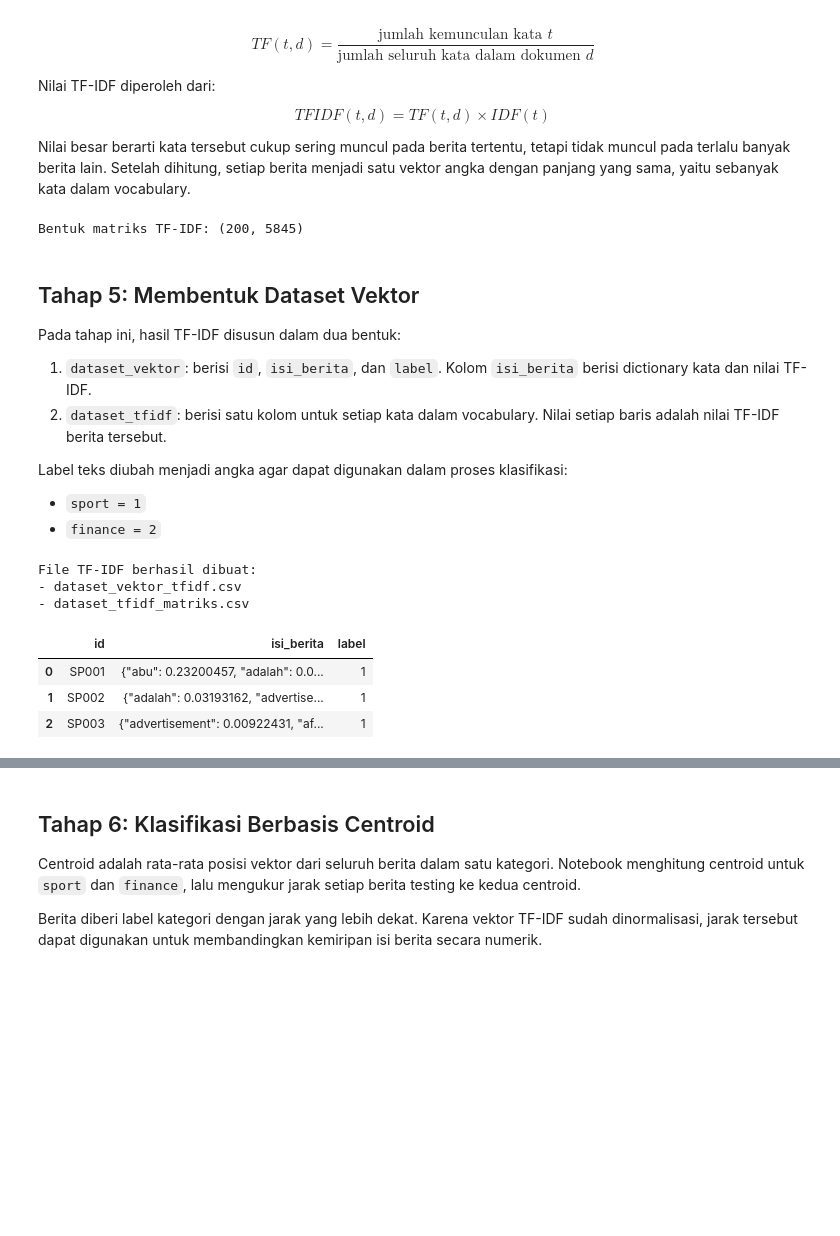
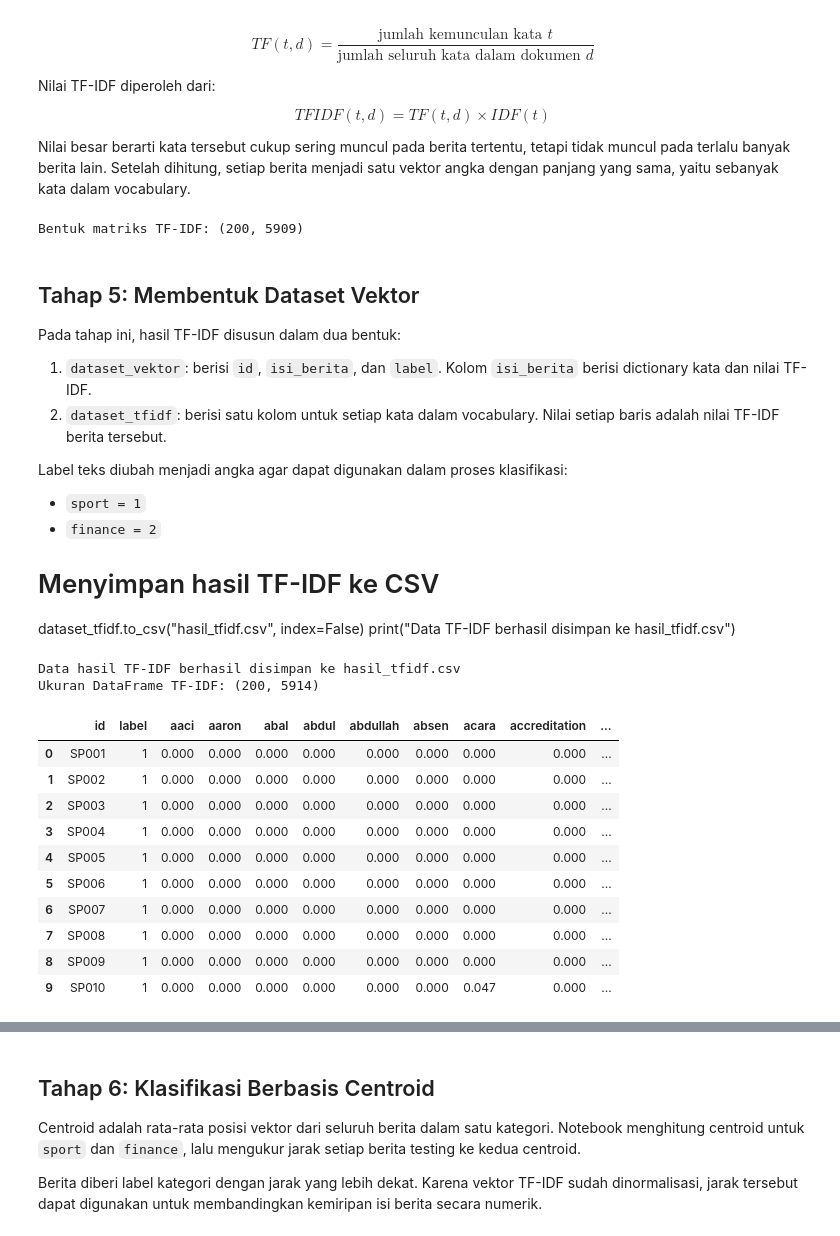
Before and after one commit to elpitaa/PPW, a Jupyter notebook: detik.ipynb, the cells around one changed output, grey strips where cells are left out. Cells and saved outputs as stored; diff of their text form; code cells hidden in the pictures; blank space fills up the shorter version.

```diff
--- a/detik.ipynb
+++ b/detik.ipynb
@@ -399,6 +250,12 @@ from collections import Counter
 import matplotlib.pyplot as plt
 import pandas as pd
 from IPython.display import display
+from Sastrawi.Stemmer.StemmerFactory import StemmerFactory
+
+# Setup Sastrawi Stemmer (opsional: ubah USE_STEMMING = True jika ingin mengaktifkan stemming)
+USE_STEMMING = False
+factory = StemmerFactory()
+stemmer = factory.create_stemmer()
 
 stopwords_id = {
     "yang", "dan", "di", "ke", "dari", "ini", "itu", "untuk", "dengan",
@@ -408,15 +265,16 @@ stopwords_id = {
     "tautan", "disalin", "artikel", "baca", "saya", "selengkapnya", "detik",
 }
 
-# Analisis jumlah kata unik pada 200 artikel.
-# Simbol dibuang sebelum tokenisasi agar kata dihitung secara konsisten.
+# Preprocessing: Menghilangkan angka dan tanda baca (hanya menyisakan huruf alfabet dan spasi)
 def bersihkan_simbol(teks):
-    return re.sub(r"[^a-zA-ZÀ-ÿ\s]", " ", str(teks))
+    return re.sub(r"[^a-zA-Z\s]", " ", str(teks))
 
-
-def tokenisasi(teks):
+def tokenisasi(teks, use_stemming=USE_STEMMING):
     teks_bersih = bersihkan_simbol(teks)
-    return re.findall(r"[a-zA-ZÀ-ÿ]{3,}", teks_bersih.lower())
+    tokens = re.findall(r"[a-zA-Z]{3,}", teks_bersih.lower())
+    if use_stemming:
+        return [stemmer.stem(kata) for kata in tokens]
+    return tokens
 
 semua_token = tokenisasi(" ".join(dataset["isi_berita"].fillna("")))
 token_per_label = {
@@ -464,7 +322,7 @@ ringkasan_setelah_stopword = pd.DataFrame([
             "total_kemunculan_kata": len(tokens),
             "jumlah_kata_unik": len(set(tokens)),
         }
-        for label, tokens in token_tanpa_stopword_per_label.items()
+        for label, tokens in token_per_label.items()
     ],
 ])
 
@@ -622,7 +480,7 @@ matriks_tfidf = np.vstack([
 
 print(f"Bentuk matriks TF-IDF: {matriks_tfidf.shape}")
 # %% [output]
-Bentuk matriks TF-IDF: (200, 5845)
+Bentuk matriks TF-IDF: (200, 5909)
 # %% [markdown]
 ## Tahap 5: Membentuk Dataset Vektor
 
@@ -635,38 +493,55 @@ Label teks diubah menjadi angka agar dapat digunakan dalam proses klasifikasi:
 
 - `sport = 1`
 - `finance = 2`
+# Menyimpan hasil TF-IDF ke CSV
+dataset_tfidf.to_csv("hasil_tfidf.csv", index=False)
+print("Data TF-IDF berhasil disimpan ke hasil_tfidf.csv")
 # %%
 # Membuat dataset dengan isi_berita berupa dictionary kata dan nilai TF-IDF.
+import json
+
 label_numerik = dataset["label"].map({"sport": 1, "finance": 2}).astype(int)
 dataset_vektor = pd.DataFrame({
     "id": dataset["id"],
     "isi_berita": [
         json.dumps({
             kata: round(float(nilai), 8)
             for kata, nilai in zip(vocabulary, vektor)
             if nilai > 0
         })
         for vektor in matriks_tfidf
     ],
     "label": label_numerik,
 })
 
 dataset_tfidf = pd.DataFrame(matriks_tfidf, columns=vocabulary)
+if "label" in dataset_tfidf.columns:
+    dataset_tfidf.rename(columns={"label": "kata_label"}, inplace=True)
+if "id" in dataset_tfidf.columns:
+    dataset_tfidf.rename(columns={"id": "kata_id"}, inplace=True)
 dataset_tfidf.insert(0, "label", label_numerik.to_numpy())
 dataset_tfidf.insert(0, "id", dataset["id"].to_numpy())
 
-dataset_vektor.to_csv("dataset_vektor_tfidf.csv", index=False, encoding="utf-8-sig")
-dataset_tfidf.to_csv("dataset_tfidf_matriks.csv", index=False, encoding="utf-8-sig")
+# Menyimpan hasil TF-IDF ke CSV
+dataset_tfidf.to_csv("hasil_tfidf.csv", index=False)
+print("Data hasil TF-IDF berhasil disimpan ke hasil_tfidf.csv")
 
-print("File TF-IDF berhasil dibuat:")
-print("- dataset_vektor_tfidf.csv")
-print("- dataset_tfidf_matriks.csv")
-display(dataset_vektor[["id", "isi_berita", "label"]].head(3))
+# Menampilkan hasil perhitungan TF-IDF dalam bentuk tabel matriks
+print(f"Ukuran DataFrame TF-IDF: {dataset_tfidf.shape}")
+sampel = dataset_tfidf.iloc[:10, :12] # Menampilkan 10 baris pertama dan 12 kolom pertama (id, label, + 10 kata)
+styled_sampel = sampel.style.background_gradient(cmap="Blues", axis=None, subset=sampel.columns[2:]).format("{:.3f}", subset=sampel.columns[2:])
+display(styled_sampel)
 # %% [output]
-File TF-IDF berhasil dibuat:
-- dataset_vektor_tfidf.csv
-- dataset_tfidf_matriks.csv
+Data hasil TF-IDF berhasil disimpan ke hasil_tfidf.csv
+Ukuran DataFrame TF-IDF: (200, 5914)
-|  | id | isi_berita | label |
-| 0 | SP001 | {"abu": 0.23200457, "adalah": 0.0... | 1 |
-| 1 | SP002 | {"adalah": 0.03193162, "advertise... | 1 |
-| 2 | SP003 | {"advertisement": 0.00922431, "af... | 1 |
+|  | id | label | aaci | aaron | abal | abdul | abdullah | absen | acara | accreditation | ... |
+| 0 | SP001 | 1 | 0.000 | 0.000 | 0.000 | 0.000 | 0.000 | 0.000 | 0.000 | 0.000 | ... |
+| 1 | SP002 | 1 | 0.000 | 0.000 | 0.000 | 0.000 | 0.000 | 0.000 | 0.000 | 0.000 | ... |
+| 2 | SP003 | 1 | 0.000 | 0.000 | 0.000 | 0.000 | 0.000 | 0.000 | 0.000 | 0.000 | ... |
+| 3 | SP004 | 1 | 0.000 | 0.000 | 0.000 | 0.000 | 0.000 | 0.000 | 0.000 | 0.000 | ... |
+| 4 | SP005 | 1 | 0.000 | 0.000 | 0.000 | 0.000 | 0.000 | 0.000 | 0.000 | 0.000 | ... |
+| 5 | SP006 | 1 | 0.000 | 0.000 | 0.000 | 0.000 | 0.000 | 0.000 | 0.000 | 0.000 | ... |
+| 6 | SP007 | 1 | 0.000 | 0.000 | 0.000 | 0.000 | 0.000 | 0.000 | 0.000 | 0.000 | ... |
+| 7 | SP008 | 1 | 0.000 | 0.000 | 0.000 | 0.000 | 0.000 | 0.000 | 0.000 | 0.000 | ... |
+| 8 | SP009 | 1 | 0.000 | 0.000 | 0.000 | 0.000 | 0.000 | 0.000 | 0.000 | 0.000 | ... |
+| 9 | SP010 | 1 | 0.000 | 0.000 | 0.000 | 0.000 | 0.000 | 0.000 | 0.047 | 0.000 | ... |
```
Also changed, not shown: parts of 13 cells of this notebook, 7 other files.
